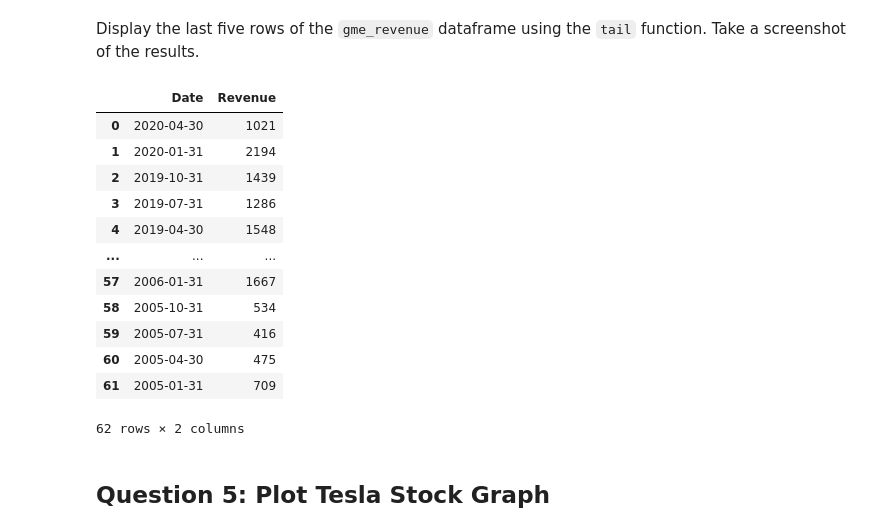
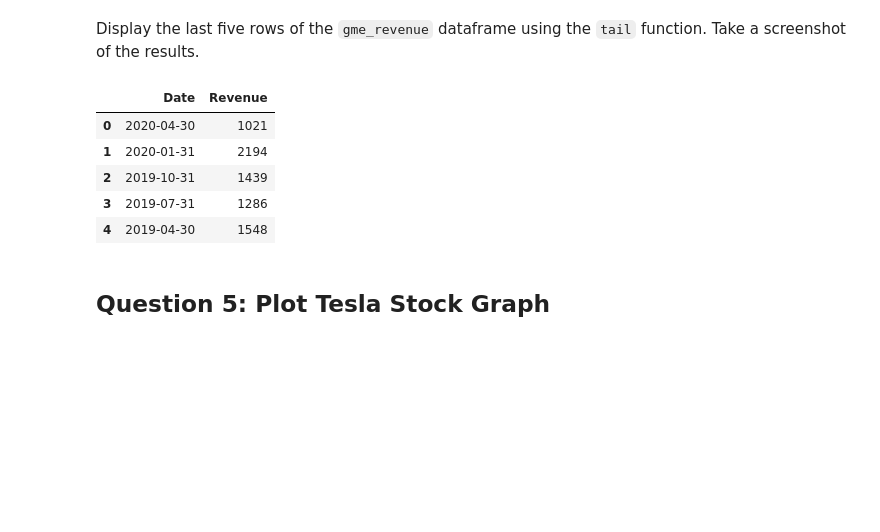
Before and after one commit to NETRC496/Data-Analysis-Financial, a Jupyter notebook: Final Assignment (1).ipynb, the cells around one changed output. Drawn from its saved outputs; the diff is of its cells as text; code cells hidden in the pictures; blank space fills up the shorter version.

```diff
--- a/Final Assignment (1).ipynb
+++ b/Final Assignment (1).ipynb
@@ -310,21 +270,14 @@ gamestop_revenue["Revenue"] = gamestop_revenue['Revenue'].str.replace("$","").st
 # %%
 gamestop_revenue.dropna(inplace = True)
 gamestop_revenue = gamestop_revenue[gamestop_revenue['Revenue'] != ""]
-gamestop_revenue
+gamestop_revenue.head()
 # %% [output]
 |  | Date | Revenue |
 | 0 | 2020-04-30 | 1021 |
 | 1 | 2020-01-31 | 2194 |
 | 2 | 2019-10-31 | 1439 |
 | 3 | 2019-07-31 | 1286 |
 | 4 | 2019-04-30 | 1548 |
-| ... | ... | ... |
-| 57 | 2006-01-31 | 1667 |
-| 58 | 2005-10-31 | 534 |
-| 59 | 2005-07-31 | 416 |
-| 60 | 2005-04-30 | 475 |
-| 61 | 2005-01-31 | 709 |
-62 rows × 2 columns
 # %% [markdown]
 ## Question 5: Plot Tesla Stock Graph
 # %% [markdown]
```
Also changed, not shown: parts of 4 cells of this notebook.
